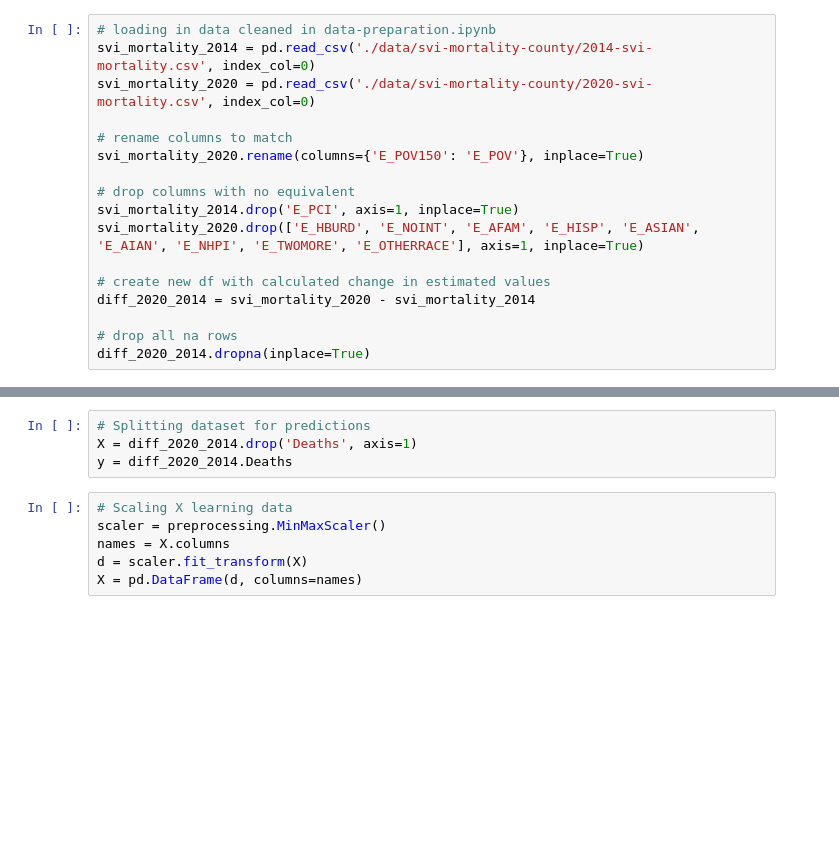
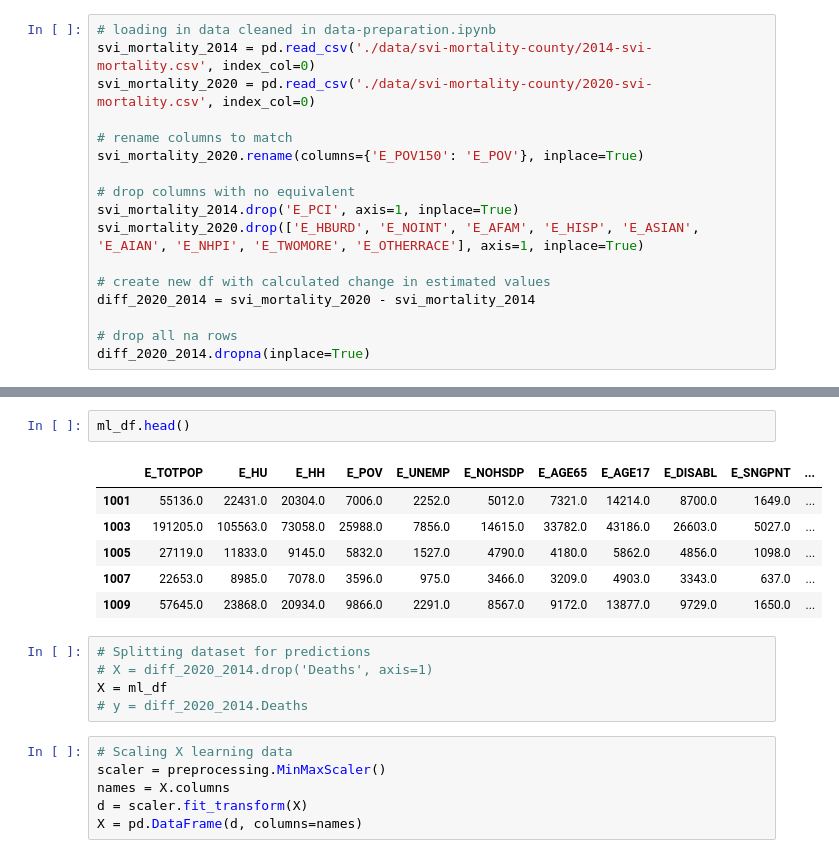
Before and after one commit to alex-keigley/Investigating-SVI-and-Heart-Related-Deaths, a Jupyter notebook: machine-learning.ipynb, the cells around one changed output, grey strips where cells are left out. Saved outputs shown, nothing was run; the diff lists cells and outputs as text; blank space fills up the shorter version.

```diff
--- a/machine-learning.ipynb
+++ b/machine-learning.ipynb
@@ -49,7 +112,17 @@ diff_2020_2014.dropna(inplace=True)
+# %%
+ml_df.head()
+# %% [output]
+|  | E_TOTPOP | E_HU | E_HH | E_POV | E_UNEMP | E_NOHSDP | E_AGE65 | E_AGE17 | E_DISABL | E_SNGPNT | ... |
+| 1001 | 55136.0 | 22431.0 | 20304.0 | 7006.0 | 2252.0 | 5012.0 | 7321.0 | 14214.0 | 8700.0 | 1649.0 | ... |
+| 1003 | 191205.0 | 105563.0 | 73058.0 | 25988.0 | 7856.0 | 14615.0 | 33782.0 | 43186.0 | 26603.0 | 5027.0 | ... |
+| 1005 | 27119.0 | 11833.0 | 9145.0 | 5832.0 | 1527.0 | 4790.0 | 4180.0 | 5862.0 | 4856.0 | 1098.0 | ... |
+| 1007 | 22653.0 | 8985.0 | 7078.0 | 3596.0 | 975.0 | 3466.0 | 3209.0 | 4903.0 | 3343.0 | 637.0 | ... |
+| 1009 | 57645.0 | 23868.0 | 20934.0 | 9866.0 | 2291.0 | 8567.0 | 9172.0 | 13877.0 | 9729.0 | 1650.0 | ... |
 # %%
 # Splitting dataset for predictions
-X = diff_2020_2014.drop('Deaths', axis=1)
-y = diff_2020_2014.Deaths
+# X = diff_2020_2014.drop('Deaths', axis=1)
+X = ml_df
+# y = diff_2020_2014.Deaths
 # %%
 # Scaling X learning data
 scaler = preprocessing.MinMaxScaler()
```
Also changed, not shown: parts of 27 cells of this notebook, 2 other files.
